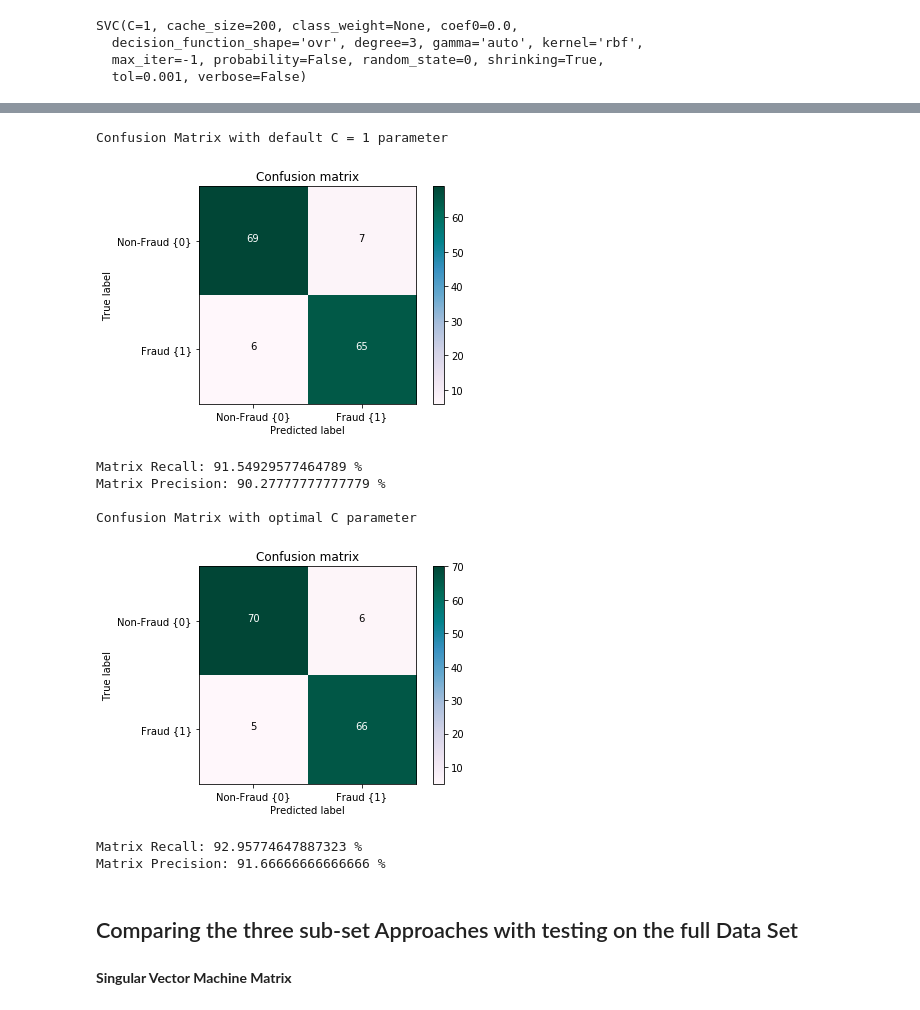
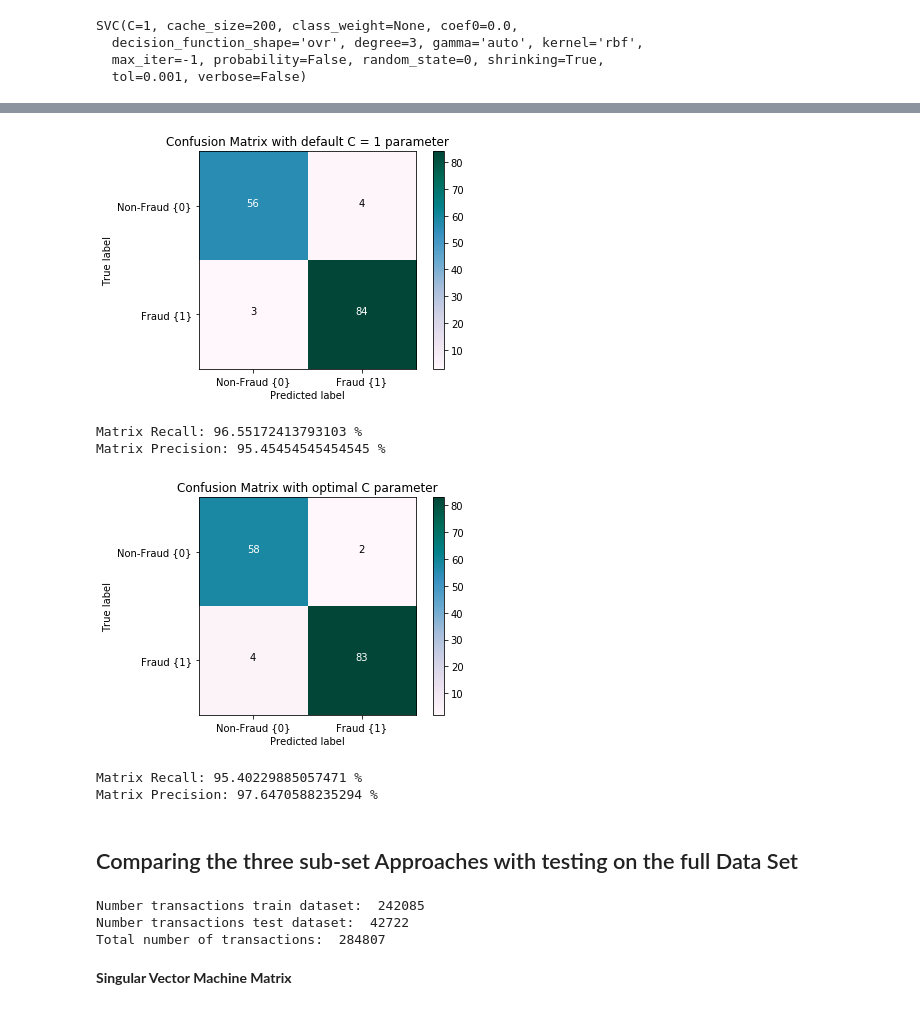
Before and after one commit to safashaikh/MLFinalProj, a Jupyter notebook: creditcard.ipynb, the cells around one changed output, grey strips where cells are left out. Drawn from its saved outputs; the diff is of its cells as text; code cells hidden in the pictures.

```diff
--- a/creditcard.ipynb
+++ b/creditcard.ipynb
@@ -582,37 +550,51 @@ The best parameters for using this model is {'C': 1000, 'kernel': 'linear'}
 # %%
 #fitting the model with the best parameters
 classifier_with_best_parameters =  SVC(C= best_parameters["C"], kernel= best_parameters["kernel"], random_state= 0)
-classifier_with_best_parameters.fit(X_train_u, y_train_u.values.ravel())
+classifier_with_best_parameters.fit(training_data, training_labels.values.ravel())
 
 #predicting the Class
-y_pred_best_parameters = classifier_with_best_parameters.predict(X_test_u)
+y_pred_best_parameters = classifier_with_best_parameters.predict(test_data)
 
 #creating a confusion matrix
 #cm2 is the confusion matrix  which uses the best parameters
-cm2 = confusion_matrix(y_test_u, y_pred_best_parameters)
+cm2 = confusion_matrix(test_labels, y_pred_best_parameters)
 #visualizing the confusion matrix
 
 #matrix 1
-print(B+"Confusion Matrix with default C = 1 parameter"+E)
-plot_confusion_matrix(cm1)
+plot_confusion_matrix(cm1, title = "Confusion Matrix with default C = 1 parameter")
 plt.show()
 
 #matrix 2
-print(B+"\nConfusion Matrix with optimal C parameter"+E)
-plot_confusion_matrix(cm2)
+plot_confusion_matrix(cm2, title = "Confusion Matrix with optimal C parameter")
 plt.show()
 # %% [output]
+[figure, new version]
-Confusion Matrix with default C = 1 parameter
+Matrix Recall: 96.55172413793103 %
+Matrix Precision: 95.45454545454545 %
-[figure, old version]
+[figure, new version]
-Matrix Recall: 91.54929577464789 %
-Matrix Precision: 90.27777777777779 %
-
-Confusion Matrix with optimal C parameter
+Matrix Recall: 95.40229885057471 %
+Matrix Precision: 97.6470588235294 %
-[figure, old version]
-Matrix Recall: 92.95774647887323 %
-Matrix Precision: 91.66666666666666 %
 # %% [markdown]
 ## Comparing the three sub-set Approaches with testing on the full Data Set
+# %%
+from sklearn.cross_validation import train_test_split
+
+#Data
+X = df.loc[:, df.columns != 'Class']
+
+#Labels
+Y = df.loc[:, df.columns == 'Class']
+
+# Whole dataset
+X_train, X_test, y_train, y_test = train_test_split(X,Y,test_size = 0.15, random_state = 0)
+
+print("Number transactions train dataset: ", len(X_train))
+print("Number transactions test dataset: ", len(X_test))
+print("Total number of transactions: ", len(X_train)+len(X_test))
+# %% [output]
+Number transactions train dataset:  242085
+Number transactions test dataset:  42722
+Total number of transactions:  284807
 # %% [markdown]
 **Singular Vector Machine Matrix**
 # %%
```
Also changed, not shown: parts of 22 cells of this notebook.
